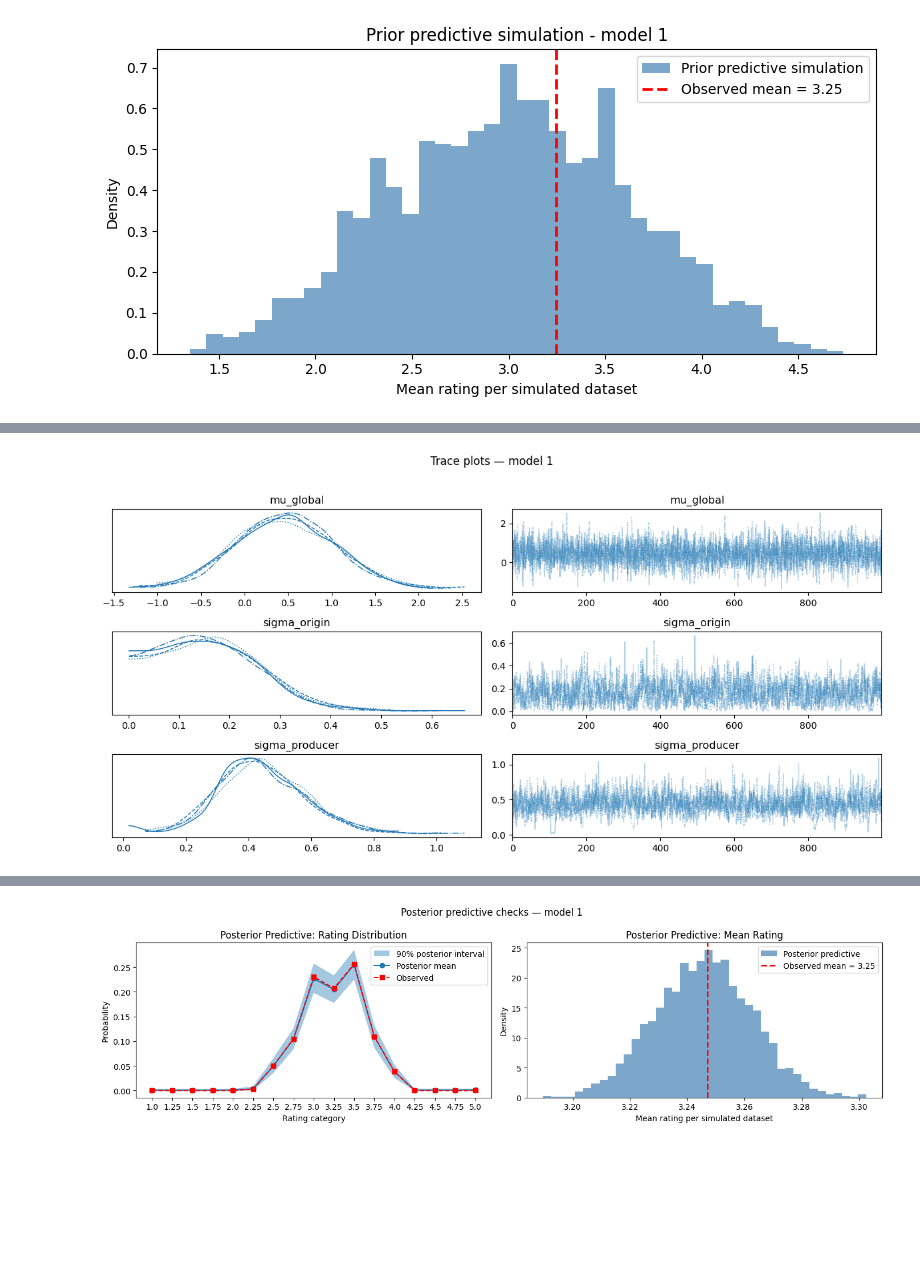
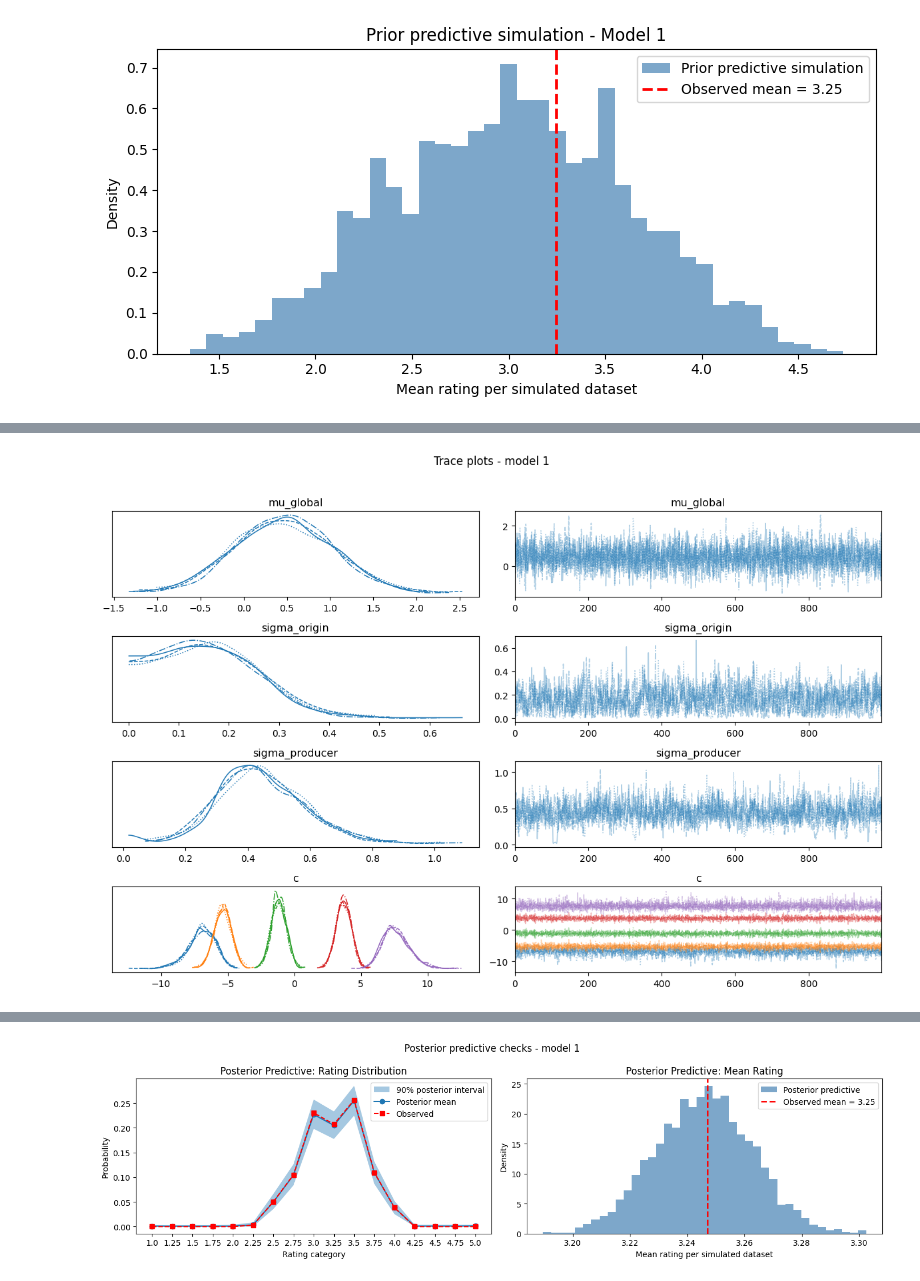
Before and after one commit to Julkaidscns/Chocolate-DA, a Jupyter notebook: analysis.ipynb, the cells around one changed output, grey strips where cells are left out. Cells and saved outputs as stored; diff of their text form; code cells hidden in the pictures; blank space fills up the shorter version.

```diff
--- a/analysis.ipynb
+++ b/analysis.ipynb
@@ -11,4 +11,4 @@ import arviz as az
 import matplotlib
 import matplotlib.colors as mcolors
 
-RELATIVE = True
+RELATIVE = False
@@ -513,54 +383,35 @@ Origins where dominant producer > 80% of bars: 3 / 26
 # %%
 
-# ── Pull posterior samples ─────────────────────────────────────────────────────
-# pull posterior samples
-# pull posterior samples
 rating_pred_post1  = fit1.stan_variable("rating_pred")
 alpha_samples1     = fit1.stan_variable("alpha")
 gamma_samples1     = fit1.stan_variable("gamma")
-# lambda_samples1    = fit1.stan_variable("lambda")
 sigma_origin1      = fit1.stan_variable("sigma_origin")
 sigma_producer1    = fit1.stan_variable("sigma_producer")
-# sigma_lambda1      = fit1.stan_variable("sigma_lambda")
 mu_global_samples1 = fit1.stan_variable("mu_global")
 c_samples1         = fit1.stan_variable("c")
 
-# ← this line was missing — map category ids (1–8) back to real rating values
 id_to_rating     = np.vectorize(inv_rating_map.get)
-rating_pred_vals = id_to_rating(rating_pred_post1)   # (draws, N), values like 2.75, 3.0 etc.
+rating_pred_vals = id_to_rating(rating_pred_post1)
 
-# ← this line was missing — map category ids (1–8) back to real rating values
 id_to_rating     = np.vectorize(inv_rating_map.get)
-rating_pred_vals = id_to_rating(rating_pred_post1)   # (draws, N), values like 2.75, 3.0 etc.
+rating_pred_vals = id_to_rating(rating_pred_post1)
 
-# ── Convergence diagnostics ───────────────────────────────────────────────────
-print(fit1.diagnose())   # divergences, treedepth, E-BFMI — read this carefully
 
-idata1 = az.from_cmdstanpy(fit1)   # convert once, reuse below
+print(fit1.diagnose())
+idata1 = az.from_cmdstanpy(fit1)
 
-summary1 = az.summary(idata1)
-bad_rhat = summary1[summary1['r_hat'] > 1.01]
-bad_ess  = summary1[summary1['ess_bulk'] < 400]
-
-print(f"\nParameters with R-hat > 1.01: {len(bad_rhat)}")
-if len(bad_rhat) > 0:
-    print(bad_rhat[['mean','sd','r_hat','ess_bulk']].head(20))
-
-print(f"\nParameters with ESS < 400: {len(bad_ess)}")
-if len(bad_ess) > 0:
-    print(bad_ess[['mean','sd','r_hat','ess_bulk']].head(20))
-
-# ── Trace plots for global params (visual convergence check) ──────────────────
-az.plot_trace(idata1, var_names=["mu_global", "sigma_origin",
-                                  "sigma_producer"])
-plt.suptitle("Trace plots — model 1", y=1.02)
+# az.plot_trace(idata1, var_names=["mu_global", "sigma_origin",
+#                                   "sigma_producer"])
+az.plot_trace(idata1, var_names=["mu_global", "sigma_origin", "sigma_producer",
+                                  "c"],
+              coords={"c_dim_0": [0, 3, 7, 11, 15]})
+plt.suptitle("Trace plots - model 1", y=1.02)
 plt.tight_layout()
 plt.show()
 
-# ── Posterior predictive check ────────────────────────────────────────────────
-# map predicted category ids back to real rating values
+
 id_to_rating    = np.vectorize(inv_rating_map.get)
-pred_values     = id_to_rating(rating_pred_post1)          # (draws, N)
+pred_values     = id_to_rating(rating_pred_post1)
 
 pred_counts = np.apply_along_axis(
     lambda x: np.bincount(x.astype(int) - 1, minlength=C),
@@ -568,48 +419,8 @@ pred_counts = np.apply_along_axis(
 )
 pred_probs = pred_counts / pred_counts.sum(axis=1, keepdims=True)
 
-# observed distribution
 obs_counts = np.bincount(df['rating_id'].values.astype(int) - 1, minlength=C)
 obs_probs  = obs_counts / obs_counts.sum()
-
-fig, axes = plt.subplots(1, 2, figsize=(14, 4))
-
-# left: category-level posterior predictive vs observed
-ax = axes[0]
-ax.fill_between(
-    range(1, C + 1),
-    np.percentile(pred_probs, 5,  axis=0),
-    np.percentile(pred_probs, 95, axis=0),
-    alpha=0.4, label="90% posterior interval"
-)
-ax.plot(range(1, C + 1), pred_probs.mean(axis=0),
-        marker='o', label="Posterior mean")
-ax.plot(range(1, C + 1), obs_probs,
-        marker='s', color='red', ls='--', label="Observed")
-ax.set_xlabel("Rating category")
-ax.set_ylabel("Probability")
-ax.set_title("Posterior Predictive: Rating Distribution")
-xticks = all_possible_ratings
-ax.set_xticks(range(1, C+1))
-ax.set_xticklabels(xticks)
-ax.legend()
-
-# right: simulated vs observed mean rating
-ax = axes[1]
-post_means   = pred_values.mean(axis=1)
-observed_mean = df["Rating"].mean()
-ax.hist(post_means, bins=40, density=True, alpha=0.7,
-        color="steelblue", label="Posterior predictive")
-ax.axvline(observed_mean, color="red", lw=2, ls="--",
-           label=f"Observed mean = {observed_mean:.2f}")
-ax.set_xlabel("Mean rating per simulated dataset")
-ax.set_ylabel("Density")
-ax.set_title("Posterior Predictive: Mean Rating")
-ax.legend()
-
-plt.suptitle("Posterior predictive checks — model 1")
-plt.tight_layout()
-plt.show()
 # %% [output]
 Checking sampler transitions treedepth.
 Treedepth satisfactory for all transitions.
@@ -633 +439 @@ Parameters with ESS < 400: 0
-[figure, old version]
+[figure, new version]
```
Also changed, not shown: parts of 49 cells of this notebook, 3 other files.
